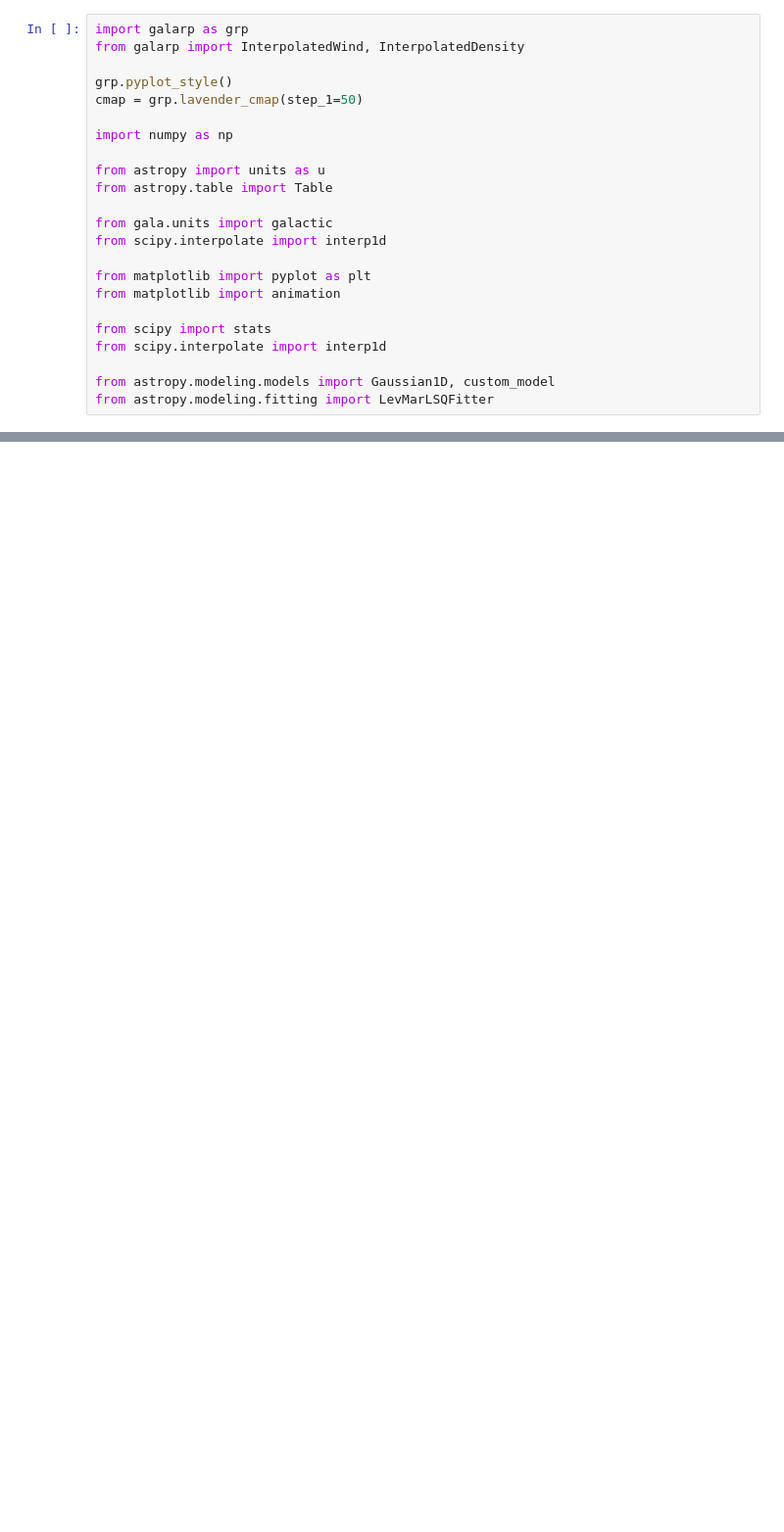
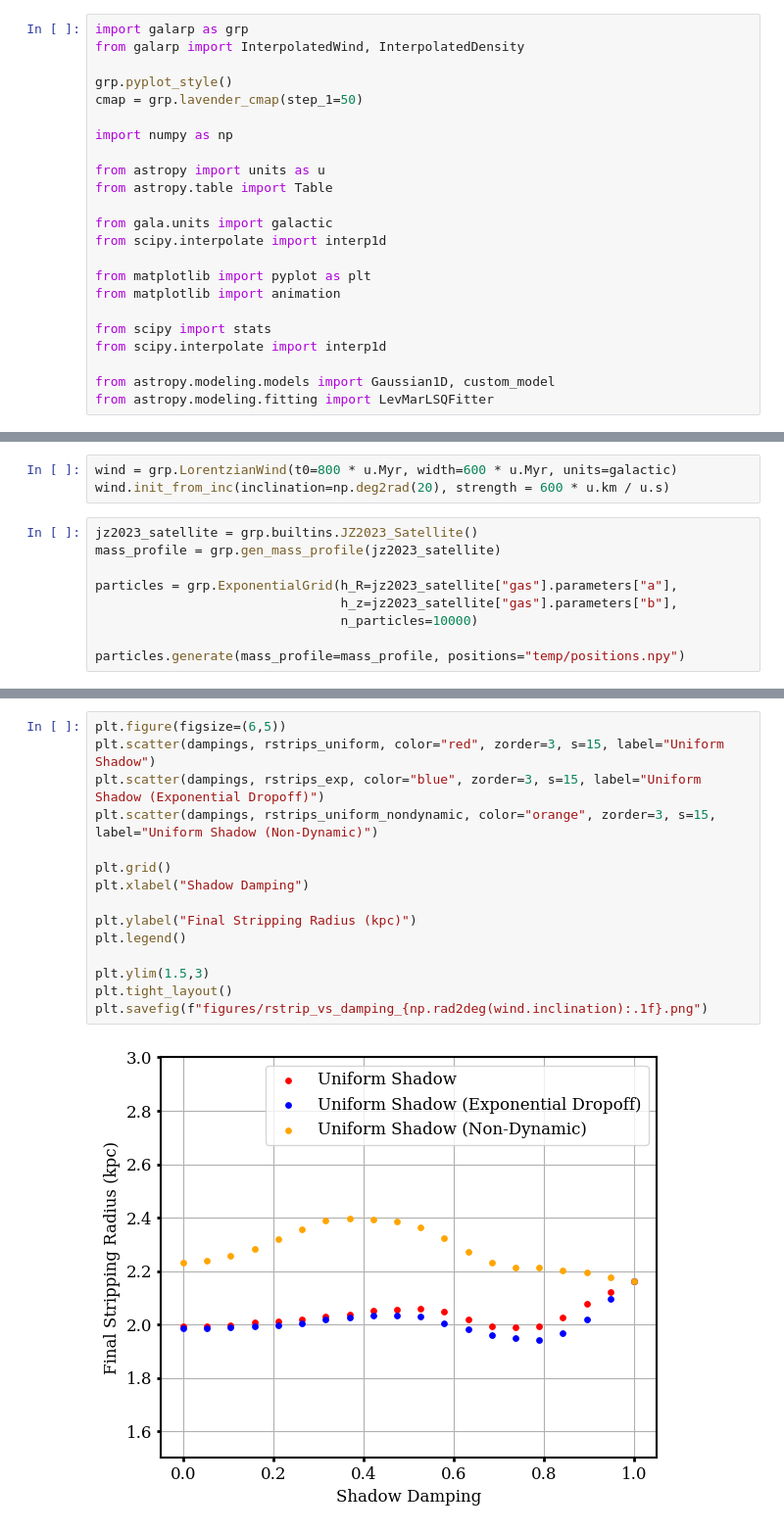
Before and after one commit to HSouch/galarp, a Jupyter notebook: paper/0-Shadowing.ipynb, the cells around one changed output, grey strips where cells are left out. Shown at 98% size. Drawn from its saved outputs; the diff is of its cells as text; blank space fills up the shorter version.

```diff
--- a/paper/0-Shadowing.ipynb
+++ b/paper/0-Shadowing.ipynb
@@ -130,0 +46,12 @@ plot_shadow_xz(shadow)
+# %%
+wind = grp.LorentzianWind(t0=800 * u.Myr, width=600 * u.Myr, units=galactic)
+wind.init_from_inc(inclination=np.deg2rad(20), strength = 600 * u.km / u.s)
+# %%
+jz2023_satellite = grp.builtins.JZ2023_Satellite()
+mass_profile = grp.gen_mass_profile(jz2023_satellite)
+
+particles = grp.ExponentialGrid(h_R=jz2023_satellite["gas"].parameters["a"],
+                                h_z=jz2023_satellite["gas"].parameters["b"],
+                                n_particles=10000)
+
+particles.generate(mass_profile=mass_profile, positions="temp/positions.npy")
@@ -130,0 +99,17 @@ plot_shadow_xz(shadow)
+# %%
+plt.figure(figsize=(6,5))
+plt.scatter(dampings, rstrips_uniform, color="red", zorder=3, s=15, label="Uniform Shadow")
+plt.scatter(dampings, rstrips_exp, color="blue", zorder=3, s=15, label="Uniform Shadow (Exponential Dropoff)")
+plt.scatter(dampings, rstrips_uniform_nondynamic, color="orange", zorder=3, s=15, label="Uniform Shadow (Non-Dynamic)")
+
+plt.grid()
+plt.xlabel("Shadow Damping")
+
+plt.ylabel("Final Stripping Radius (kpc)")
+plt.legend()
+
+plt.ylim(1.5,3)
+plt.tight_layout()
+plt.savefig(f"figures/rstrip_vs_damping_{np.rad2deg(wind.inclination):.1f}.png")
+# %% [output]
+[figure, added]
```
Also changed, not shown: parts of 5 cells of this notebook, 1 other file.
